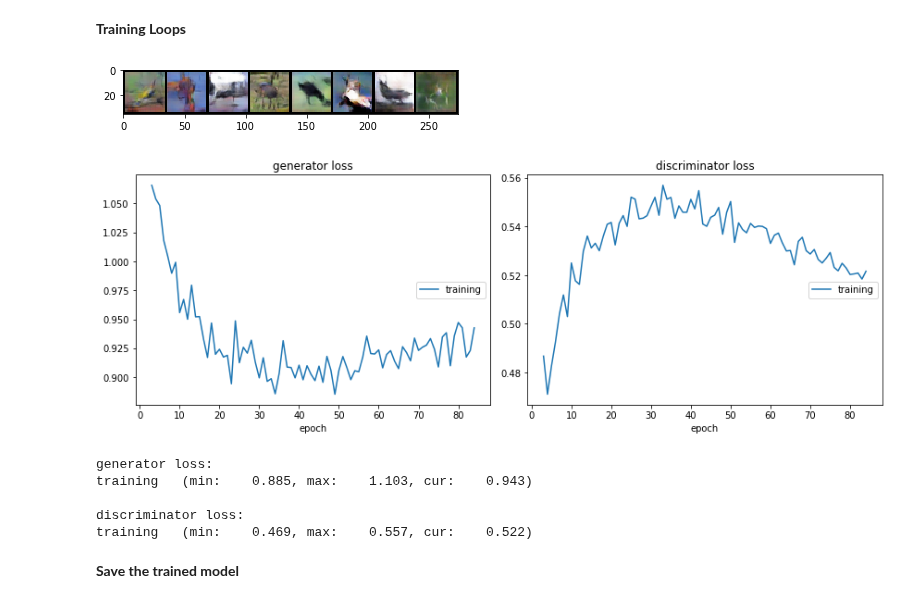
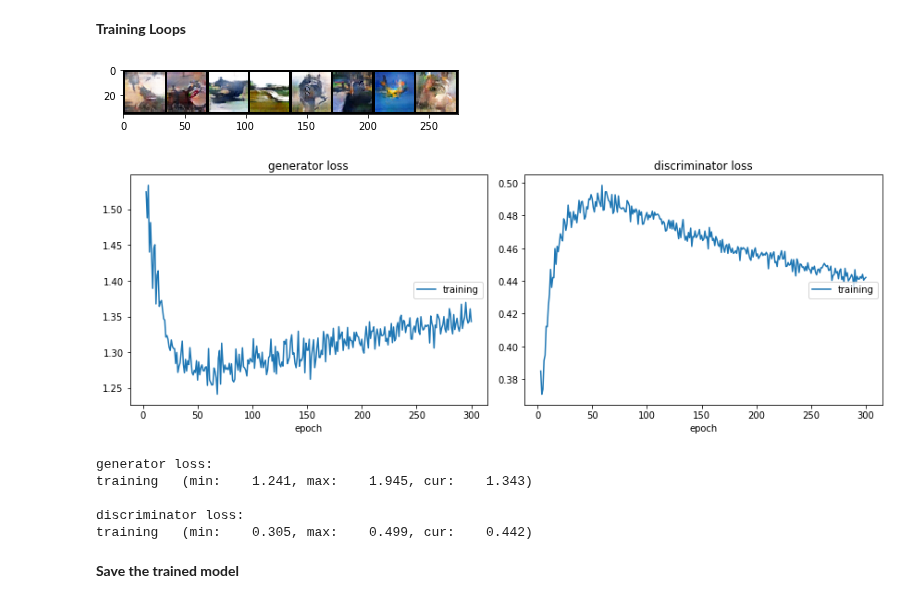
Before and after one commit to jakey1610/MachineLearningL3, a Jupyter notebook: birdgen.ipynb, the cells around one changed output. Saved outputs shown, nothing was run; the diff lists cells and outputs as text; code cells hidden in the pictures.

```diff
--- a/birdgen.ipynb
+++ b/birdgen.ipynb
@@ -89,7 +88,7 @@ class Generator(nn.Module):
             nn.BatchNorm2d(f),
             nn.ReLU(True),
             nn.ConvTranspose2d(f, 3, 4, 2, 1, bias=False),
-            nn.Sigmoid()
+            nn.Tanh()
         )
 class Discriminator(nn.Module):
     def __init__(self, f=64):
@@ -106,6 +105,7 @@ class Discriminator(nn.Module):
             nn.MaxPool2d(kernel_size=(2,2)),
             torch.nn.utils.spectral_norm(nn.Conv2d(f*4, f*8, 3, 1, 1)),
             nn.LeakyReLU(0.1, inplace=True),
+            nn.Dropout(0.5),
             nn.MaxPool2d(kernel_size=(2,2)),
             torch.nn.utils.spectral_norm(nn.Conv2d(f*8, 3, 3, 1, 1)),
             nn.Sigmoid()
@@ -128,12 +126,12 @@ liveplot = PlotLosses()
 **Training Loops**
 # %%
 # training loop
-while (epoch<175):
+while (epoch<300):
 
     # arrays for metrics
     gen_loss_arr = np.zeros(0)
     dis_loss_arr = np.zeros(0)
-
+    exp_rep = None
     # iterate over some of the train dateset
     for i in range(300):
         # train discriminator
@@ -143,38 +141,43 @@ while (epoch<175):
             optimiser_D.zero_grad()
             g = GN.generate(torch.randn(x.size(0), 100, 1, 1).to(device))
             l_r = bce_loss(DN.discriminate(x).mean(), torch.ones(1)[0].to(device)) # real -> 1
             l_f = bce_loss(DN.discriminate(g.detach()).mean(), torch.zeros(1)[0].to(device)) #  fake -> 0
-            loss_d = (l_r + l_f)/2.0
+            try:
+              l_e = bce_loss(DN.discriminate(exp_rep.detach()).mean(), torch.zeros(1)[0].to(device))
+              loss_d = (l_r + l_f + l_e)/3.0
+            except:
+              loss_d = (l_r + l_f)/2.0
             loss_d.backward()
             optimiser_D.step()
 
         # train generator
         x,t = next(train_iterator)
         x,t = x.to(device), t.to(device)
         optimiser_G.zero_grad()
         g = GN.generate(torch.randn(x.size(0), 100, 1, 1).to(device))
+        exp_rep = g
         loss_g = bce_loss(DN.discriminate(g).mean(), torch.ones(1)[0].to(device)) # fake -> 1
         loss_g.backward()
         optimiser_G.step()
 
         gen_loss_arr = np.append(gen_loss_arr, loss_g.item())
         dis_loss_arr = np.append(dis_loss_arr, loss_d.item())
 
     # plot some examples
     plt.grid(False)
     plt.imshow(torchvision.utils.make_grid(g).cpu().data.permute(0,2,1).contiguous().permute(2,1,0), cmap=plt.cm.binary)
 
     liveplot.update({
         'generator loss': gen_loss_arr.mean(),
         'discriminator loss': dis_loss_arr.mean()
     })
     liveplot.draw()
     epoch = epoch+1
 # %% [output]
-[figure, old version]
+[figure, new version]
-[figure, old version]
+[figure, new version]
 generator loss:
-training   (min:    0.885, max:    1.103, cur:    0.943)
+training   (min:    1.241, max:    1.945, cur:    1.343)
 
 discriminator loss:
-training   (min:    0.469, max:    0.557, cur:    0.522)
+training   (min:    0.305, max:    0.499, cur:    0.442)
```
Also changed, not shown: parts of 4 cells of this notebook.
